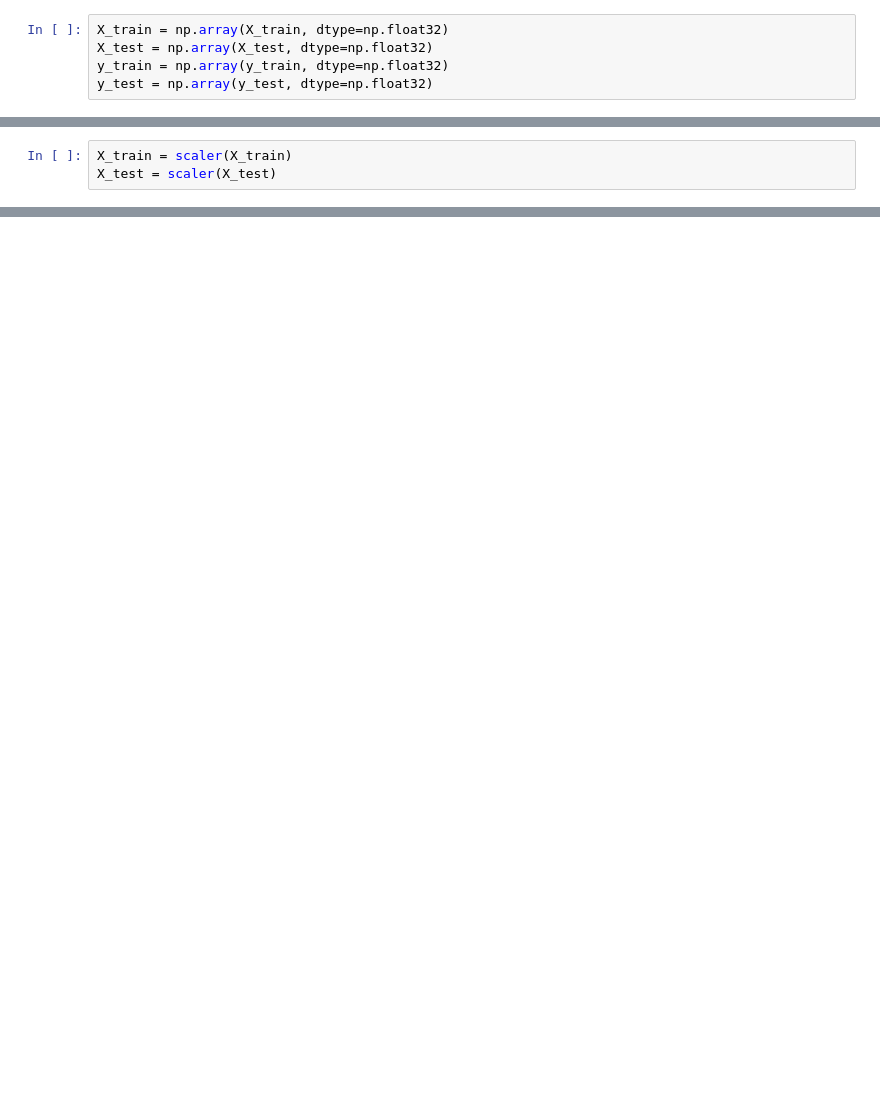
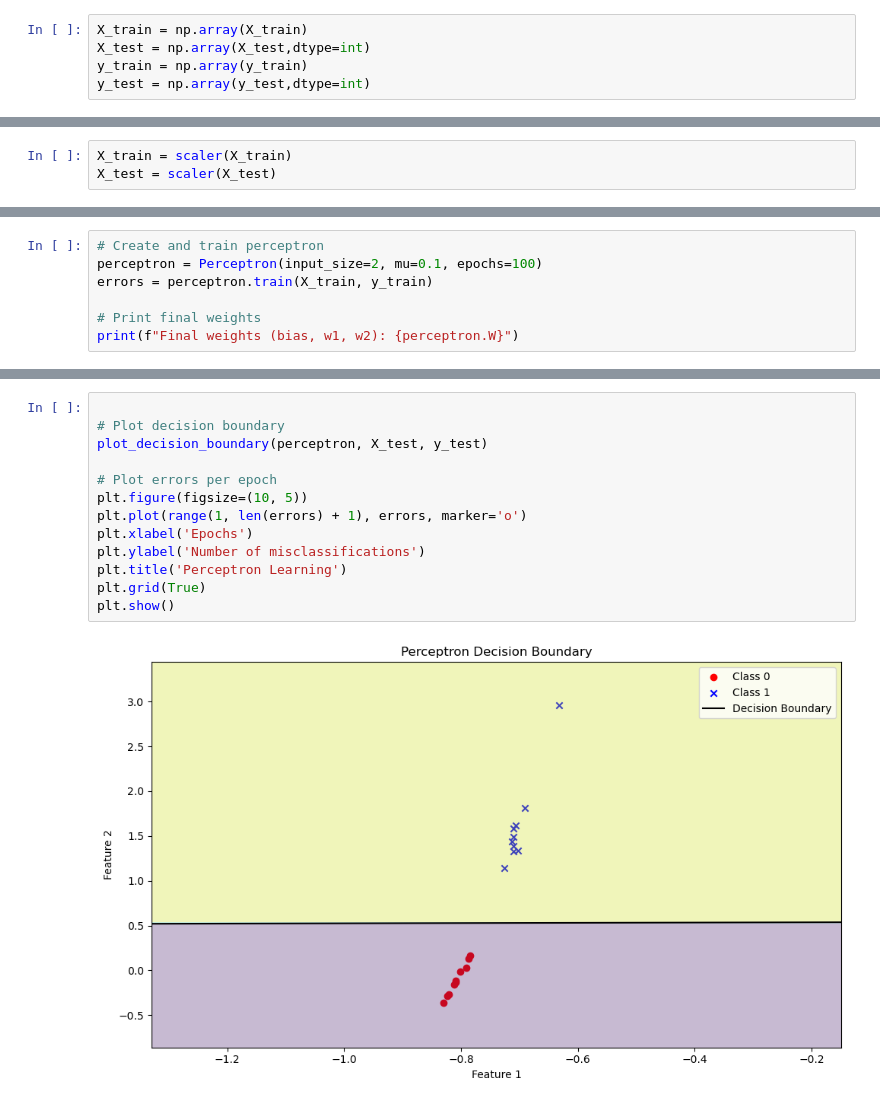
Before and after one commit to samgott123/GB_500-RNP_Analise-, a Jupyter notebook: Exercise_1.ipynb, the cells around one changed output, grey strips where cells are left out. Cells and saved outputs as stored; diff of their text form; blank space fills up the shorter version.

```diff
--- a/Exercise_1.ipynb
+++ b/Exercise_1.ipynb
@@ -158,11 +158,11 @@ target
 0.0    10
 1.0    10
 Name: count, dtype: int64
-# %%
-X_train = np.array(X_train, dtype=np.float32)
-X_test = np.array(X_test, dtype=np.float32)
-y_train = np.array(y_train, dtype=np.float32)
-y_test = np.array(y_test, dtype=np.float32)
+# %%
+X_train = np.array(X_train)
+X_test = np.array(X_test,dtype=int)
+y_train = np.array(y_train)
+y_test = np.array(y_test,dtype=int)
 # %%
 X_train.shape,X_test.shape,y_train.shape,y_test.shape
 # %% [output]
@@ -273,0 +216,7 @@ plt.show()
+# %%
+# Create and train perceptron
+perceptron = Perceptron(input_size=2, mu=0.1, epochs=100)
+errors = perceptron.train(X_train, y_train)
+
+# Print final weights
+print(f"Final weights (bias, w1, w2): {perceptron.W}")
@@ -273,0 +290,15 @@ plt.show()
+# %%
+
+# Plot decision boundary
+plot_decision_boundary(perceptron, X_test, y_test)
+
+# Plot errors per epoch
+plt.figure(figsize=(10, 5))
+plt.plot(range(1, len(errors) + 1), errors, marker='o')
+plt.xlabel('Epochs')
+plt.ylabel('Number of misclassifications')
+plt.title('Perceptron Learning')
+plt.grid(True)
+plt.show()
+# %% [output]
+[figure, added]
```
Also changed, not shown: parts of 28 cells of this notebook, 1 other file.
